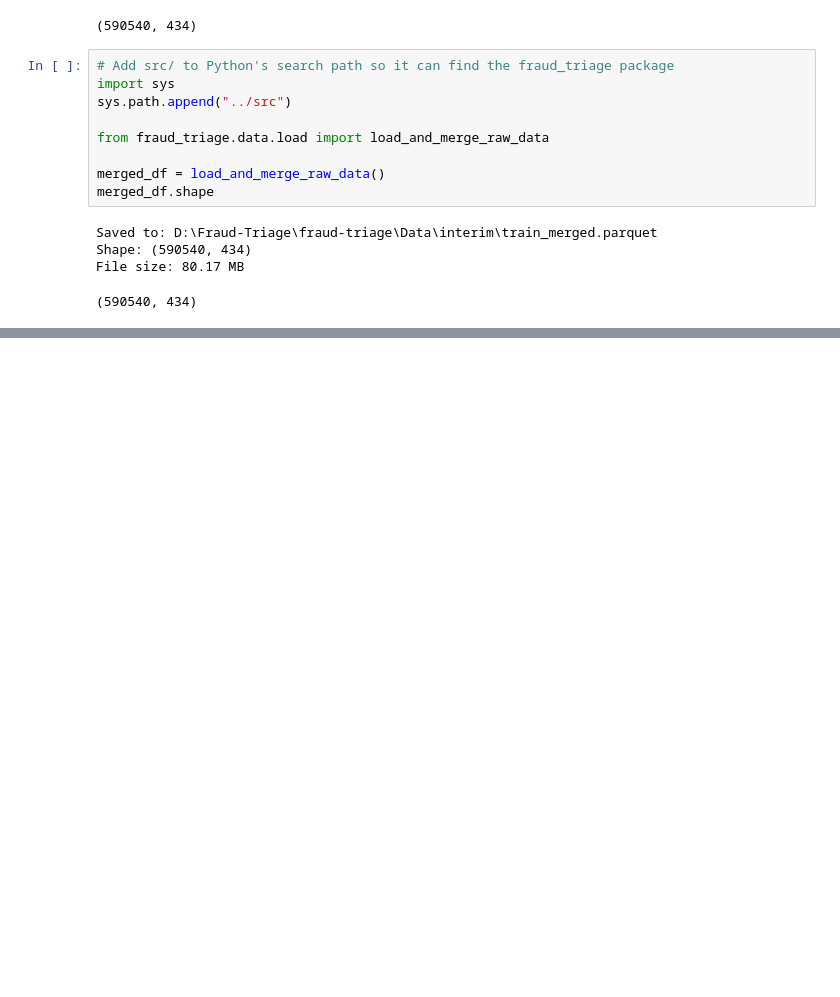
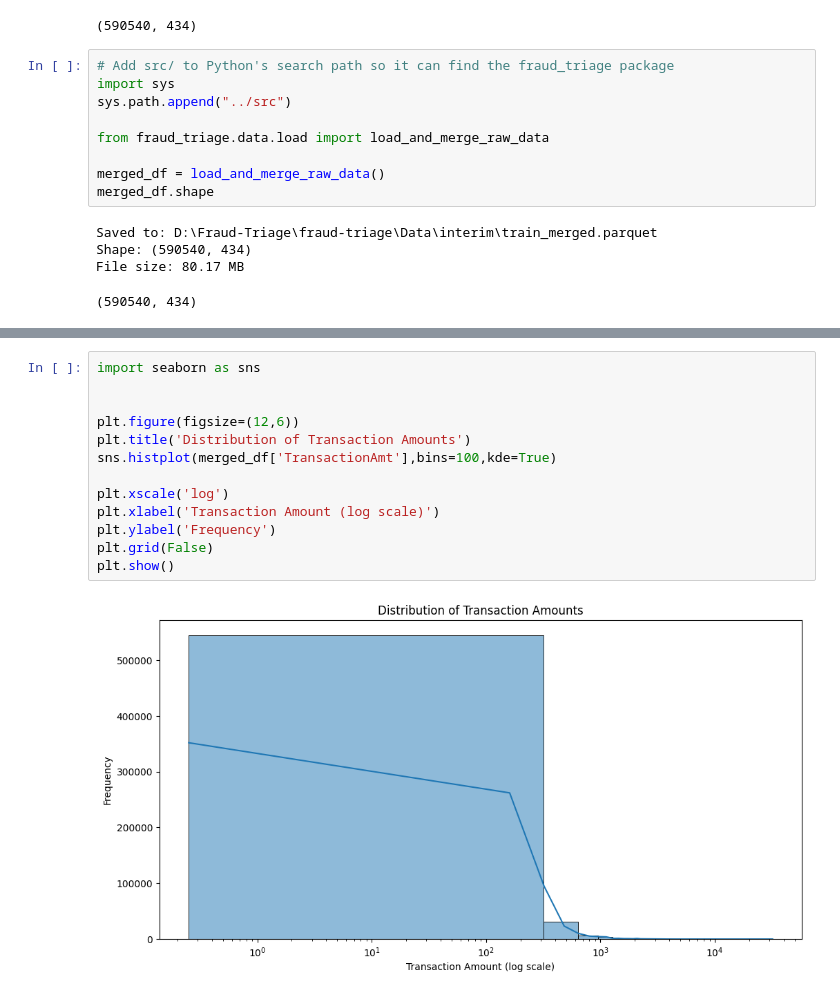
Before and after one commit to gowtham5695/fraud-triage, a Jupyter notebook: notebooks/01_eda.ipynb, the cells around one changed output, grey strips where cells are left out. Drawn from its saved outputs; the diff is of its cells as text; blank space fills up the shorter version.

```diff
--- a/notebooks/01_eda.ipynb
+++ b/notebooks/01_eda.ipynb
@@ -202,0 +375,15 @@ File size: 80.17 MB
+# %%
+import seaborn as sns
+
+
+plt.figure(figsize=(12,6))
+plt.title('Distribution of Transaction Amounts')
+sns.histplot(merged_df['TransactionAmt'],bins=100,kde=True)
+
+plt.xscale('log')
+plt.xlabel('Transaction Amount (log scale)')
+plt.ylabel('Frequency')
+plt.grid(False)
+plt.show()
+# %% [output]
+[figure, added]
```
Also changed, not shown: parts of 23 cells of this notebook, 4 other files.
